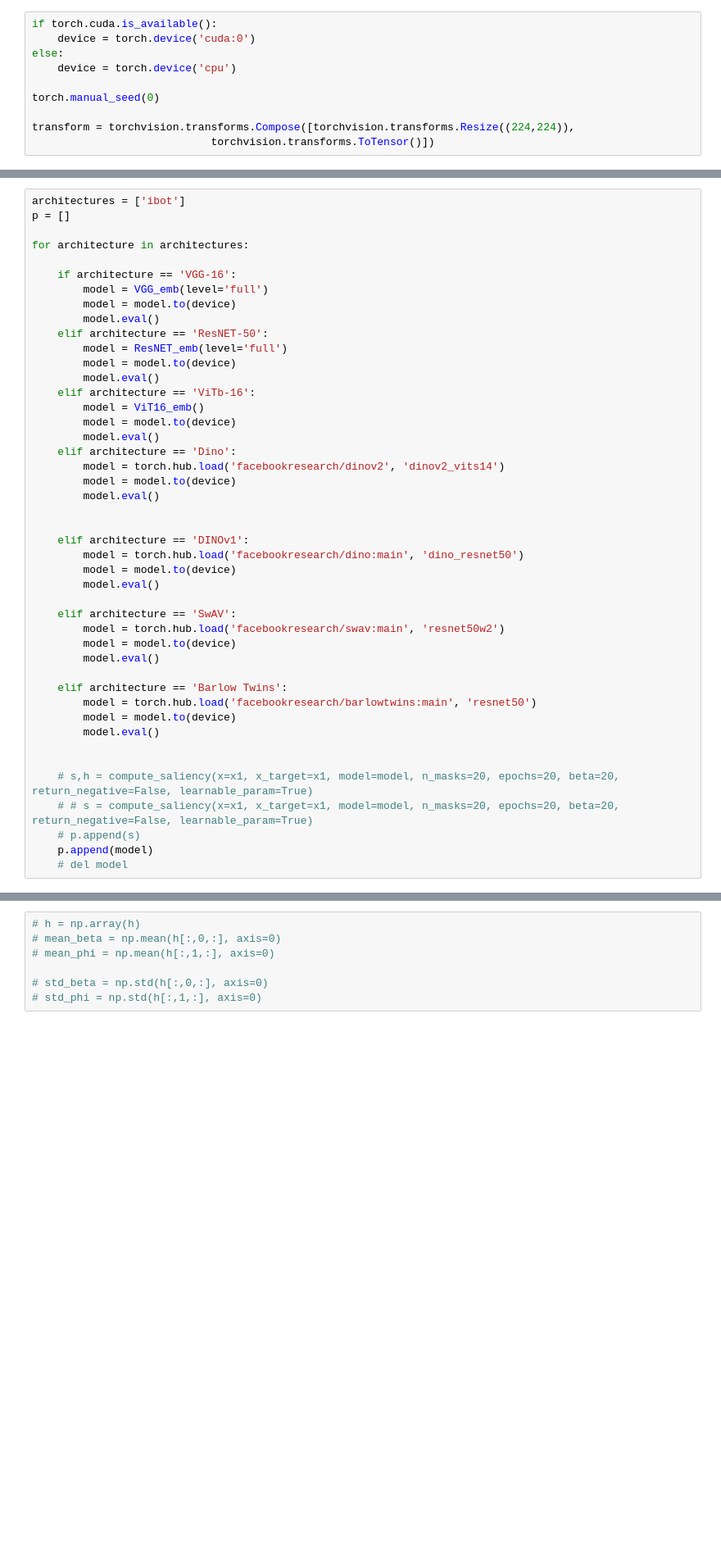
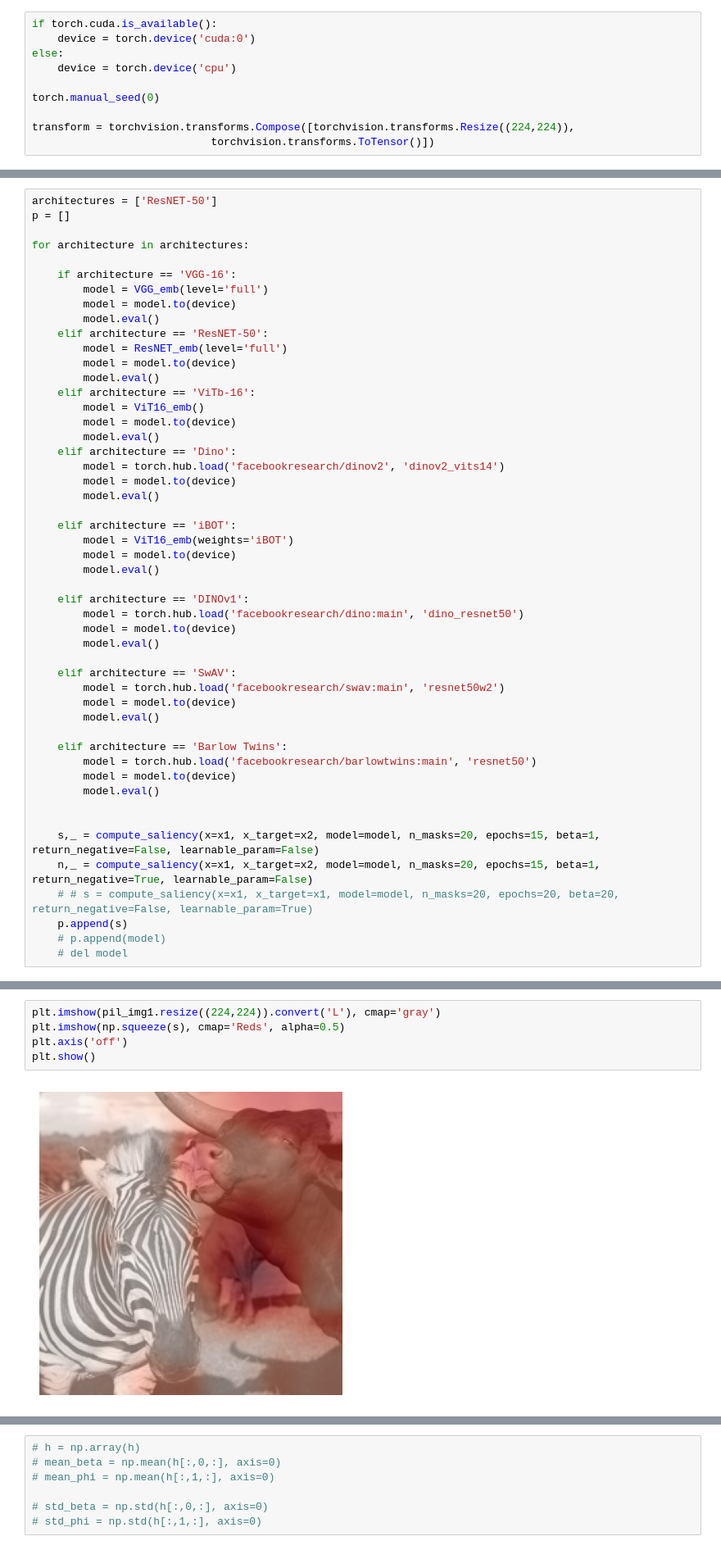
Before and after one commit to BFonseca45/PIBISA, a Jupyter notebook: encoder_main.ipynb, the cells around one changed output, grey strips where cells are left out. Shown at 82% size. Saved outputs shown, nothing was run; the diff lists cells and outputs as text; blank space fills up the shorter version.

```diff
--- a/encoder_main.ipynb
+++ b/encoder_main.ipynb
@@ -30,7 +30,7 @@ x2 = torchvision.transforms.Normalize(mean=[0.485, 0.456, 0.406], std=[0.229, 0.
 x1 = x1[None,...].to(device)
 x2 = x2[None,...].to(device)
 # %%
-architectures = ['ibot']
+architectures = ['ResNET-50']
 p = []
 
 for architecture in architectures:
@@ -52,6 +52,10 @@ for architecture in architectures:
         model = model.to(device)
         model.eval()
 
+    elif architecture == 'iBOT':
+        model = ViT16_emb(weights='iBOT')
+        model = model.to(device)
+        model.eval()
 
     elif architecture == 'DINOv1':
         model = torch.hub.load('facebookresearch/dino:main', 'dino_resnet50')
@@ -69,8 +73,9 @@ for architecture in architectures:
         model.eval()
 
 
-    # s,h = compute_saliency(x=x1, x_target=x1, model=model, n_masks=20, epochs=20, beta=20, return_negative=False, learnable_param=True)
+    s,_ = compute_saliency(x=x1, x_target=x2, model=model, n_masks=20, epochs=15, beta=1, return_negative=False, learnable_param=False)
+    n,_ = compute_saliency(x=x1, x_target=x2, model=model, n_masks=20, epochs=15, beta=1, return_negative=True, learnable_param=False)
     # # s = compute_saliency(x=x1, x_target=x1, model=model, n_masks=20, epochs=20, beta=20, return_negative=False, learnable_param=True)
-    # p.append(s)
-    p.append(model)
+    p.append(s)
+    # p.append(model)
     # del model
@@ -76,0 +88,7 @@ for architecture in architectures:
+# %%
+plt.imshow(pil_img1.resize((224,224)).convert('L'), cmap='gray')
+plt.imshow(np.squeeze(s), cmap='Reds', alpha=0.5)
+plt.axis('off')
+plt.show()
+# %% [output]
+[figure, added]
```
Also changed, not shown: parts of 11 cells of this notebook, 25 other files.
